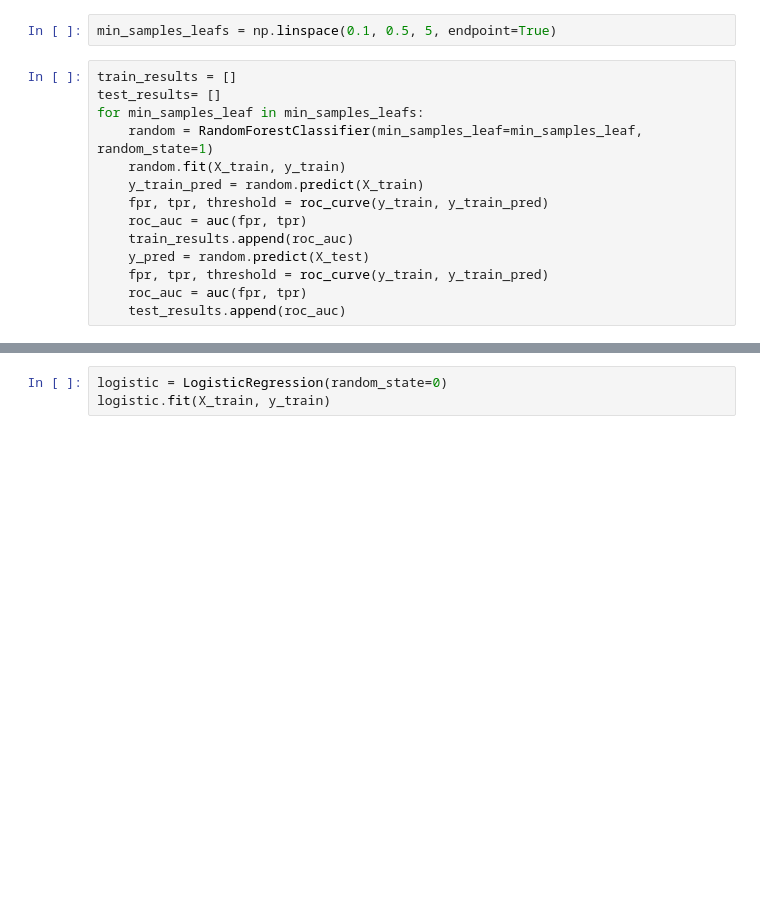
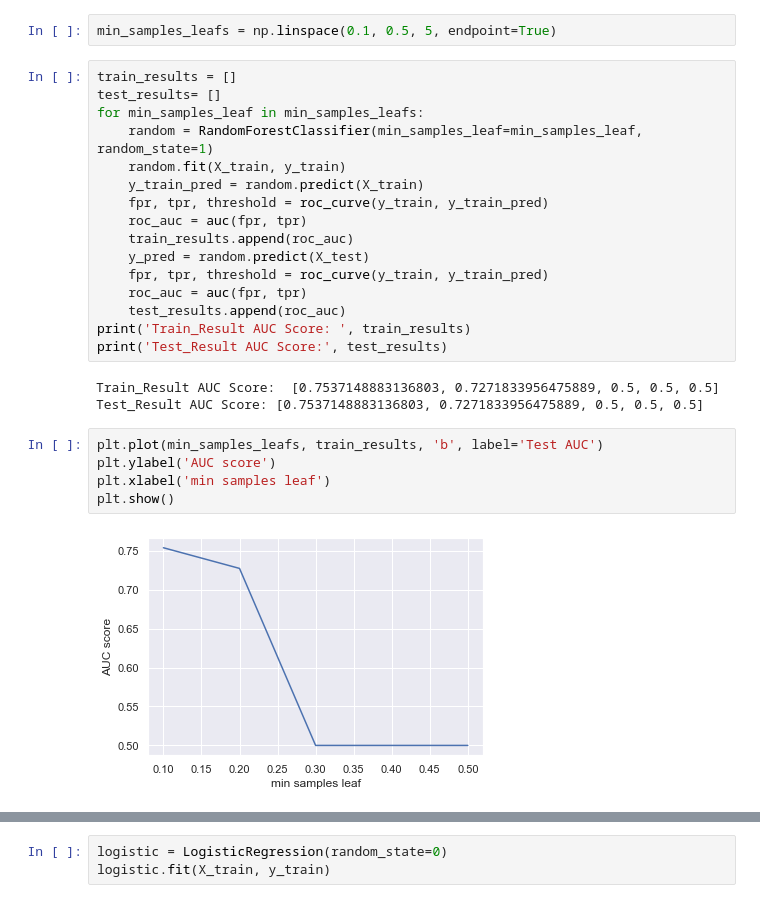
Before and after one commit to PriyaShrinithi/Titanic, a Jupyter notebook: Titanic.ipynb, the cells around one changed output, grey strips where cells are left out. Cells and saved outputs as stored; diff of their text form; blank space fills up the shorter version.

```diff
--- a/Titanic.ipynb
+++ b/Titanic.ipynb
@@ -696,3 +689,15 @@ for min_samples_leaf in min_samples_leafs:
     fpr, tpr, threshold = roc_curve(y_train, y_train_pred)
     roc_auc = auc(fpr, tpr)
     test_results.append(roc_auc)
+print('Train_Result AUC Score: ', train_results)
+print('Test_Result AUC Score:', test_results)
+# %% [output]
+Train_Result AUC Score:  [0.7537148883136803, 0.7271833956475889, 0.5, 0.5, 0.5]
+Test_Result AUC Score: [0.7537148883136803, 0.7271833956475889, 0.5, 0.5, 0.5]
+# %%
+plt.plot(min_samples_leafs, train_results, 'b', label='Test AUC')
+plt.ylabel('AUC score')
+plt.xlabel('min samples leaf')
+plt.show()
+# %% [output]
+[figure, added]
```
Also changed, not shown: parts of 19 cells of this notebook.
